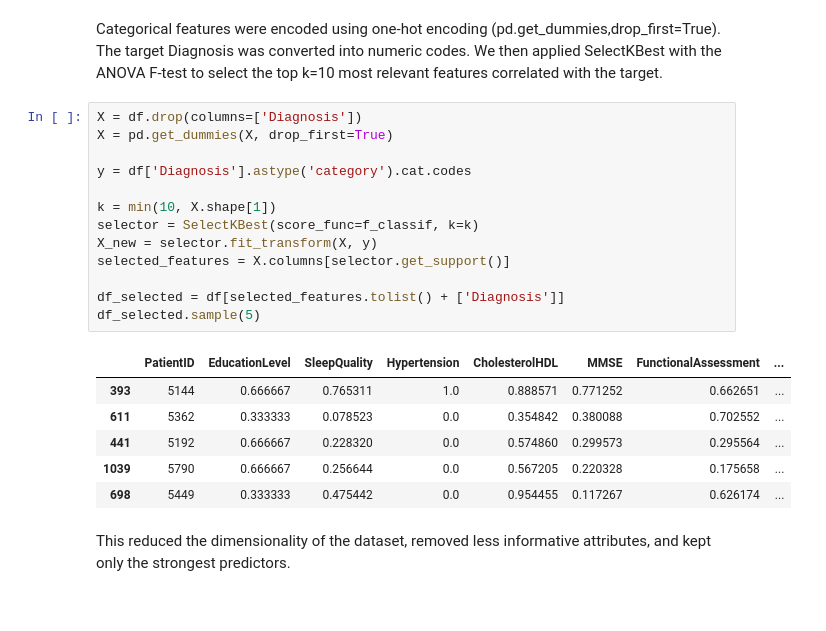
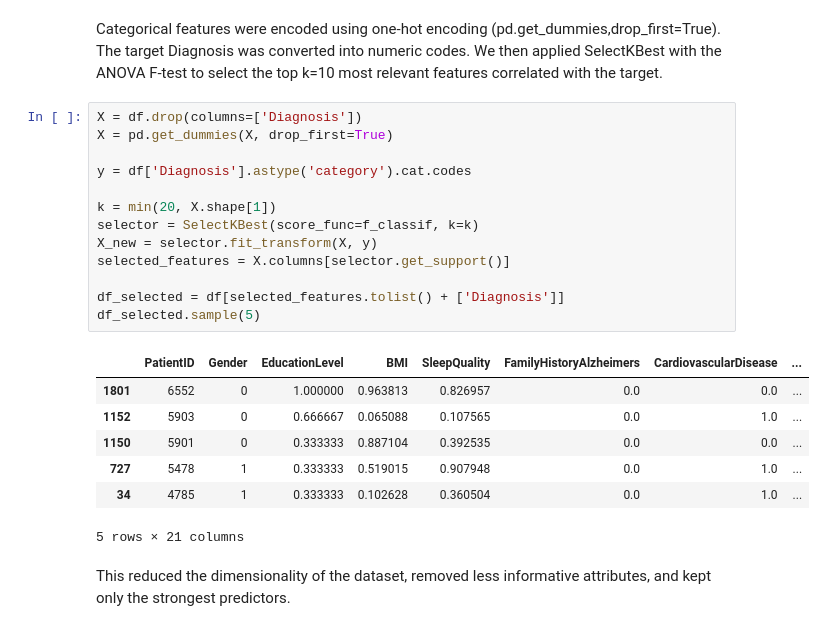
Before and after one commit to shahodi011/IT326-Project, a Jupyter notebook: Reports/Phase2.ipynb, the cells around one changed output. Drawn from its saved outputs; the diff is of its cells as text.

```diff
--- a/Reports/Phase2.ipynb
+++ b/Reports/Phase2.ipynb
@@ -243,23 +243,24 @@ We then applied SelectKBest with the ANOVA F-test to select the top k=10 most re
 # %%
 X = df.drop(columns=['Diagnosis'])
 X = pd.get_dummies(X, drop_first=True)
 
 y = df['Diagnosis'].astype('category').cat.codes
 
-k = min(10, X.shape[1])
+k = min(20, X.shape[1])
 selector = SelectKBest(score_func=f_classif, k=k)
 X_new = selector.fit_transform(X, y)
 selected_features = X.columns[selector.get_support()]
 
 df_selected = df[selected_features.tolist() + ['Diagnosis']]
 df_selected.sample(5)
 # %% [output]
-|  | PatientID | EducationLevel | SleepQuality | Hypertension | CholesterolHDL | MMSE | FunctionalAssessment | ... |
-| 393 | 5144 | 0.666667 | 0.765311 | 1.0 | 0.888571 | 0.771252 | 0.662651 | ... |
-| 611 | 5362 | 0.333333 | 0.078523 | 0.0 | 0.354842 | 0.380088 | 0.702552 | ... |
-| 441 | 5192 | 0.666667 | 0.228320 | 0.0 | 0.574860 | 0.299573 | 0.295564 | ... |
-| 1039 | 5790 | 0.666667 | 0.256644 | 0.0 | 0.567205 | 0.220328 | 0.175658 | ... |
-| 698 | 5449 | 0.333333 | 0.475442 | 0.0 | 0.954455 | 0.117267 | 0.626174 | ... |
+|  | PatientID | Gender | EducationLevel | BMI | SleepQuality | FamilyHistoryAlzheimers | CardiovascularDisease | ... |
+| 1801 | 6552 | 0 | 1.000000 | 0.963813 | 0.826957 | 0.0 | 0.0 | ... |
+| 1152 | 5903 | 0 | 0.666667 | 0.065088 | 0.107565 | 0.0 | 1.0 | ... |
+| 1150 | 5901 | 0 | 0.333333 | 0.887104 | 0.392535 | 0.0 | 0.0 | ... |
+| 727 | 5478 | 1 | 0.333333 | 0.519015 | 0.907948 | 0.0 | 1.0 | ... |
+| 34 | 4785 | 1 | 0.333333 | 0.102628 | 0.360504 | 0.0 | 1.0 | ... |
+5 rows × 21 columns
 # %% [markdown]
 This reduced the dimensionality of the dataset, removed less informative attributes, and kept only the strongest predictors.
 # %% [markdown]
```
Also changed, not shown: parts of 3 cells of this notebook.
